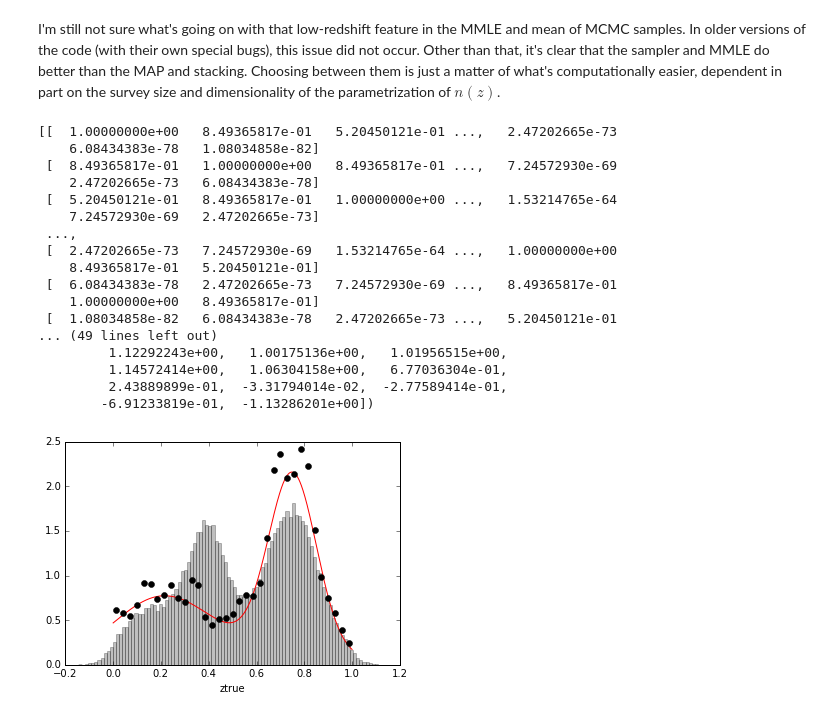
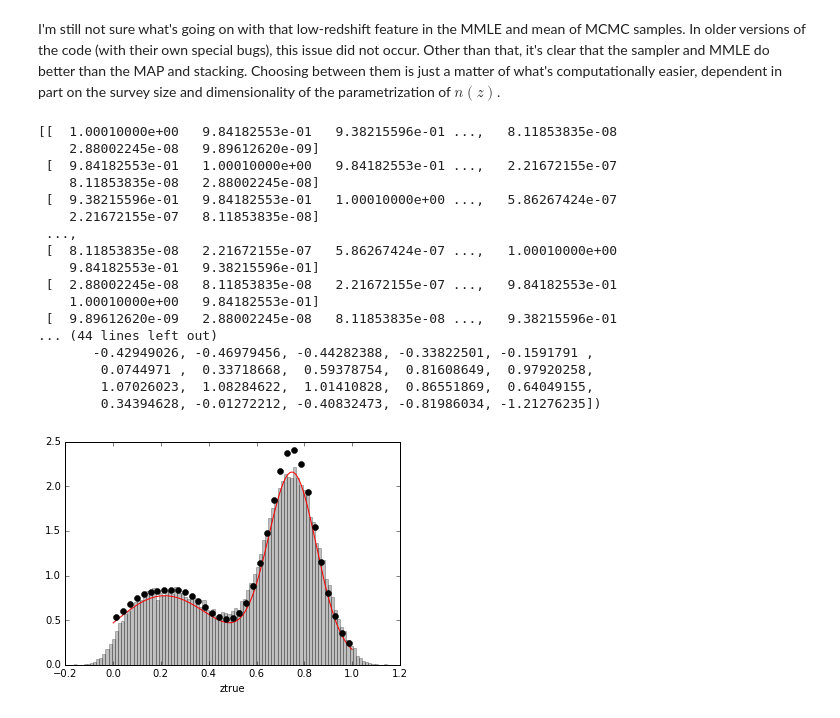
Before and after one commit to aimalz/prob-z, a Jupyter notebook: nz/code/FromHogg.ipynb, the cells around one changed output. Saved outputs shown, nothing was run; the diff lists cells and outputs as text; code cells hidden in the pictures.

```diff
--- a/nz/code/FromHogg.ipynb
+++ b/nz/code/FromHogg.ipynb
@@ -946,7 +948,7 @@ def evaluate_true_prior(zs):
     return ps
 
 true_lf_sigma = 0.05
-true_lf_outlier_fraction = 0.2
+true_lf_outlier_fraction = 0.#0.2
 true_lf_outlier_mean = 0.4
 true_lf_outlier_sigma = 0.075
 
@@ -1005,9 +1007,16 @@ def hyper_lfs(data, lnamps):
 def hyper_lnlf(data, lnamps):
     return np.sum(np.log(hyper_lfs(data, lnamps)))
 
-prior_var = np.eye(K)
-for k in range(K):
-    prior_var[k] = 1. * np.exp(-0.5 * (zcoarse[k] - zcoarse) ** 2 / 0.05 ** 2)
+# prior_var = np.eye(K)
+# for k in range(K):
+#     prior_var[k] = 1. * np.exp(-0.5 * (zcoarse[k] - zcoarse) ** 2 / 0.05 ** 2)
+    q = 1.0#controls amplitude
+    e = 30.#controls number of peaks
+    t = q*1.e-5#controls smoothness of curves
+    prior_var = np.array([[q*np.exp(-0.5*e*(zcoarse[a]-zcoarse[b])**2.)
+                       for a in xrange(0,K)] for b in xrange(0,K)])
+    prior_var = prior_var+t*np.identity(K)
+#     out = np.identity(K)
 print(prior_var)
 prior_ivar = np.linalg.inv(prior_var)
 print('prior_ivar shape='+str(np.shape(prior_ivar)))
@@ -1033,7 +1042,7 @@ def optimize_lnposterior(data):
     guess = np.log(guess)
     print("starting at", guess, _objective(guess, data))
     res = op.minimize(_objective, guess, args=(data, ), method="Nelder-Mead",
-                      options={"maxfev": 1e5, "maxiter":1e4})
+                      options={"maxfev": 1e5, "maxiter":1e5})
     print(res)
     return res
 
@@ -1066,49 +1075,49 @@ if __name__ == "__main__":
     plt.xlabel("z")
     plt.savefig("zobs.png")
 
     for n,zobs in enumerate(zobss[:10]):
         plt.clf()
         plt.plot(zplot, evaluate_likelihood(zobs, zplot), "k-")
         plt.plot(zcoarse, get_binned_interim_posterior(zobs), "ko")
         plt.axvline(zobs, color="k")
         plt.xlabel("ztrue")
         plt.xlim(0., 1.)
         plt.title("likelihood function for object {}".format(n))
         plt.savefig("lf_{:02d}.png".format(n))
 
     guess = np.log(evaluate_true_prior(zcoarse))
     print("hyperposterior at truth:", hyper_lnposterior(guess, data))
     guess = np.log(interim)
     print('guess shape='+str(np.shape(guess))+' with guess='+str(guess))
     print("hyperposterior at interim prior:", hyper_lnposterior(guess, data))
     res = optimize_lnposterior(data)
     map = np.exp(res.x)
     map /= np.sum(map) * dzcoarse
 
     plt.clf()
     plt.hist(zobss, bins=100, normed=True, color="k", alpha=0.25)
     plt.plot(zplot, evaluate_true_prior(zplot), "r-")
     plt.plot(zcoarse, map, "ko")
     plt.xlabel("ztrue")
     plt.savefig("map.png")
 # %% [output]
-[[  1.00000000e+00   8.49365817e-01   5.20450121e-01 ...,   2.47202665e-73
-    6.08434383e-78   1.08034858e-82]
- [  8.49365817e-01   1.00000000e+00   8.49365817e-01 ...,   7.24572930e-69
-    2.47202665e-73   6.08434383e-78]
- [  5.20450121e-01   8.49365817e-01   1.00000000e+00 ...,   1.53214765e-64
-    7.24572930e-69   2.47202665e-73]
+[[  1.00010000e+00   9.84182553e-01   9.38215596e-01 ...,   8.11853835e-08
+    2.88002245e-08   9.89612620e-09]
+ [  9.84182553e-01   1.00010000e+00   9.84182553e-01 ...,   2.21672155e-07
+    8.11853835e-08   2.88002245e-08]
+ [  9.38215596e-01   9.84182553e-01   1.00010000e+00 ...,   5.86267424e-07
+    2.21672155e-07   8.11853835e-08]
  ...,
- [  2.47202665e-73   7.24572930e-69   1.53214765e-64 ...,   1.00000000e+00
-    8.49365817e-01   5.20450121e-01]
- [  6.08434383e-78   2.47202665e-73   7.24572930e-69 ...,   8.49365817e-01
-    1.00000000e+00   8.49365817e-01]
- [  1.08034858e-82   6.08434383e-78   2.47202665e-73 ...,   5.20450121e-01
-... (49 lines left out)
-         1.12292243e+00,   1.00175136e+00,   1.01956515e+00,
-         1.14572414e+00,   1.06304158e+00,   6.77036304e-01,
-         2.43889899e-01,  -3.31794014e-02,  -2.77589414e-01,
-        -6.91233819e-01,  -1.13286201e+00])
+ [  8.11853835e-08   2.21672155e-07   5.86267424e-07 ...,   1.00010000e+00
+    9.84182553e-01   9.38215596e-01]
+ [  2.88002245e-08   8.11853835e-08   2.21672155e-07 ...,   9.84182553e-01
+    1.00010000e+00   9.84182553e-01]
+ [  9.89612620e-09   2.88002245e-08   8.11853835e-08 ...,   9.38215596e-01
+... (44 lines left out)
+       -0.42949026, -0.46979456, -0.44282388, -0.33822501, -0.1591791 ,
+        0.0744971 ,  0.33718668,  0.59378754,  0.81608649,  0.97920258,
+        1.07026023,  1.08284622,  1.01410828,  0.86551869,  0.64049155,
+        0.34394628, -0.01272212, -0.40832473, -0.81986034, -1.21276235])
-[figure, old version]
+[figure, new version]
 # %%
 #try posterior predictive p-values?
```
Also changed, not shown: parts of 9 cells of this notebook.
